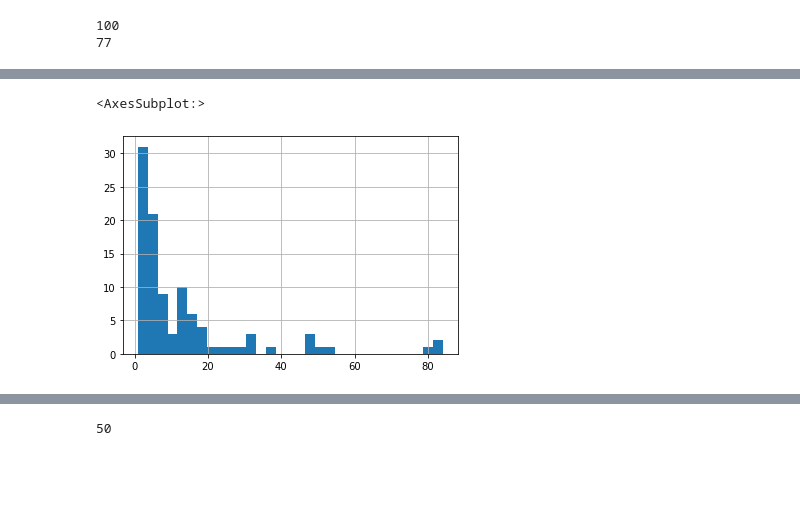
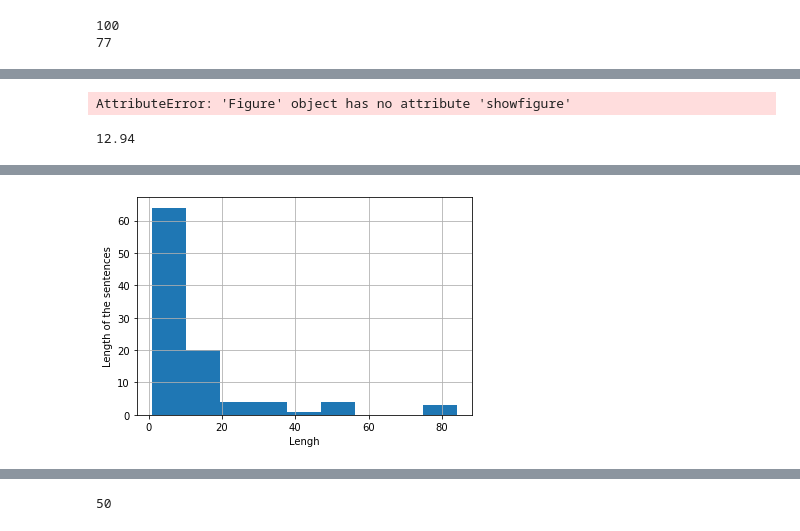
Before and after one commit to hjshah142/SnippetGeneration, a Jupyter notebook: Evaluation.ipynb, the cells around one changed output, grey strips where cells are left out. Drawn from its saved outputs; the diff is of its cells as text; code cells hidden in the pictures; blank space fills up the shorter version.

```diff
--- a/Evaluation.ipynb
+++ b/Evaluation.ipynb
@@ -30,4 +49,21 @@ print(count)
+# %%
+fig.showfigure()
+# %% [output]
+AttributeError: 'Figure' object has no attribute 'showfigure'
+# %%
+import statistics
+
+# list of positive integer numbers
+data1 = [1, 3, 4, 5, 7, 9, 2]
+
+x = statistics.mean(snipeet_senteces_len)
+x
+# %% [output]
+12.94
 # %%
 import pandas as pd
-pd.Series(snipeet_senteces_len).hist(bins =31)
+fig =pd.Series(snipeet_senteces_len).hist(bins =9)
+
+fig.set_xlabel("Lengh")
+fig.set_ylabel("Length of the sentences")
 # %% [output]
@@ -37,5 +71,4 @@ C:\Users\harsh\anaconda3\envs\ExtractiveSnippGen\lib\site-packages\numpy\.libs\l
-<AxesSubplot:>
-[figure, old version]
+[figure, new version]
 # %%
 generated_snippets[0:2]
 # %% [output]
```
Also changed, not shown: parts of 31 cells of this notebook, 9 other files.
